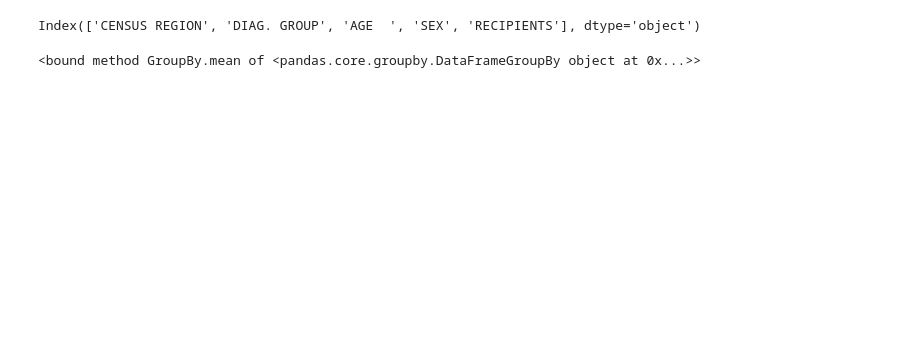
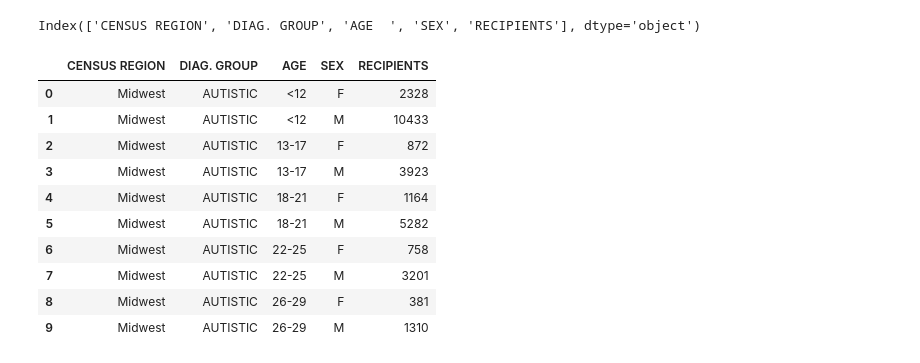
Before and after one commit to ehyoder/ehyoder.github.io, a Jupyter notebook: ssi_data.ipynb, the cells around one changed output. Drawn from its saved outputs; the diff is of its cells as text; code cells hidden in the pictures; blank space fills up the shorter version.

```diff
--- a/ssi_data.ipynb
+++ b/ssi_data.ipynb
@@ -15,8 +16,17 @@ ssi_data_df = pd.read_csv(ssi_data)
 ssi_data_df.columns
 # %% [output]
 Index(['CENSUS REGION', 'DIAG. GROUP', 'AGE  ', 'SEX', 'RECIPIENTS'], dtype='object')
-# %%
-regional_data = ssi_data_df.groupby("CENSUS REGION").mean
-print(regional_data)
-# %% [output]
-<bound method GroupBy.mean of <pandas.core.groupby.DataFrameGroupBy object at 0x...>>
+# %%
+ssi_data_df.head(10)
+# %% [output]
+|  | CENSUS REGION | DIAG. GROUP | AGE | SEX | RECIPIENTS |
+| 0 | Midwest | AUTISTIC | <12 | F | 2328 |
+| 1 | Midwest | AUTISTIC | <12 | M | 10433 |
+| 2 | Midwest | AUTISTIC | 13-17 | F | 872 |
+| 3 | Midwest | AUTISTIC | 13-17 | M | 3923 |
+| 4 | Midwest | AUTISTIC | 18-21 | F | 1164 |
+| 5 | Midwest | AUTISTIC | 18-21 | M | 5282 |
+| 6 | Midwest | AUTISTIC | 22-25 | F | 758 |
+| 7 | Midwest | AUTISTIC | 22-25 | M | 3201 |
+| 8 | Midwest | AUTISTIC | 26-29 | F | 381 |
+| 9 | Midwest | AUTISTIC | 26-29 | M | 1310 |
```
Also changed, not shown: parts of 6 cells of this notebook, 1 other file.
